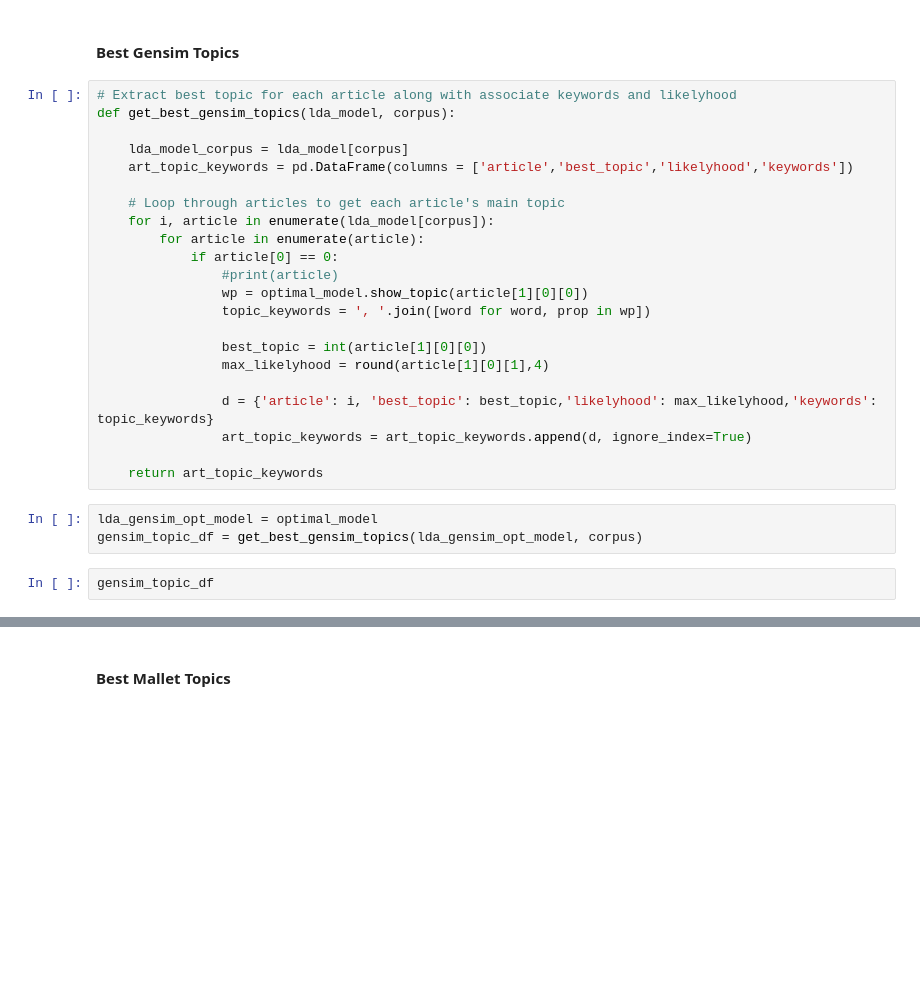
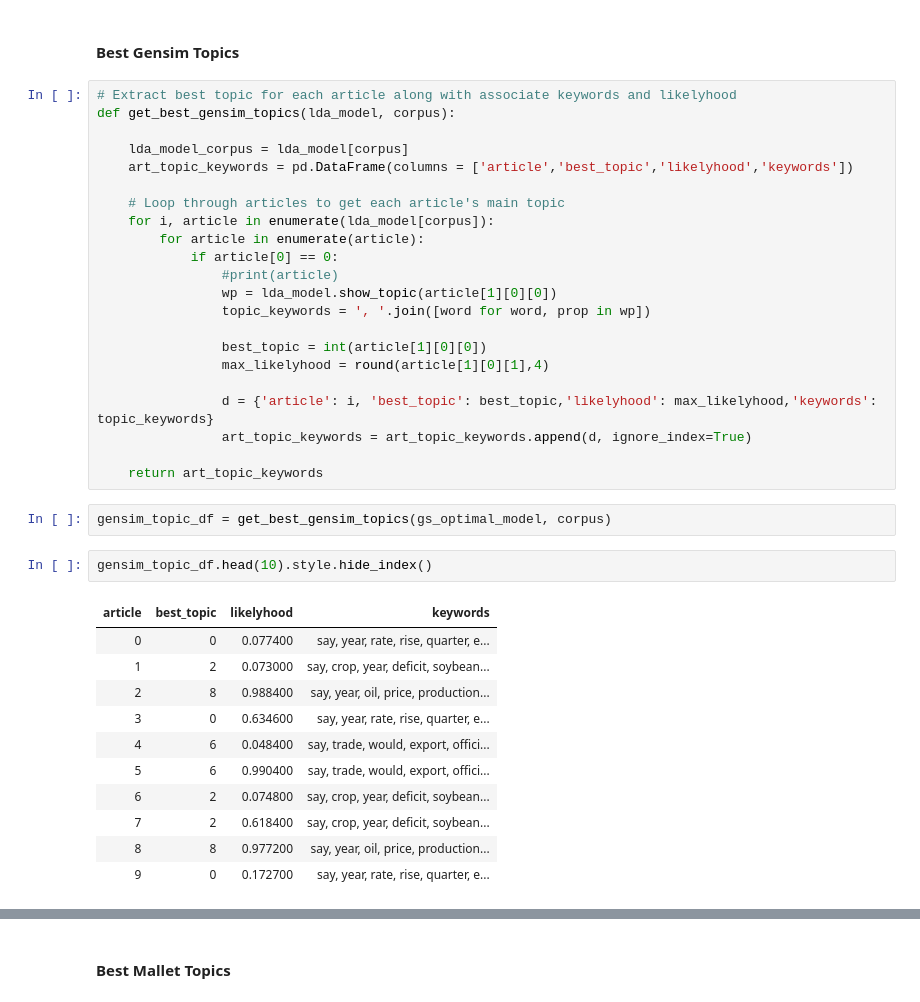
Before and after one commit to JeremyOBrien16/CUNY_DATA_620, a Jupyter notebook: ProjectFinal/data620project_final.ipynb, the cells around one changed output, grey strips where cells are left out. Saved outputs shown, nothing was run; the diff lists cells and outputs as text; blank space fills up the shorter version.

```diff
--- a/ProjectFinal/data620project_final.ipynb
+++ b/ProjectFinal/data620project_final.ipynb
@@ -530,7 +535,7 @@ def get_best_gensim_topics(lda_model, corpus):
         for article in enumerate(article):
             if article[0] == 0:
                 #print(article)
-                wp = optimal_model.show_topic(article[1][0][0])
+                wp = lda_model.show_topic(article[1][0][0])
                 topic_keywords = ', '.join([word for word, prop in wp])
 
                 best_topic = int(article[1][0][0])
@@ -540,8 +545,19 @@ def get_best_gensim_topics(lda_model, corpus):
                 art_topic_keywords = art_topic_keywords.append(d, ignore_index=True)
 
     return art_topic_keywords
-# %%
-lda_gensim_opt_model = optimal_model
-gensim_topic_df = get_best_gensim_topics(lda_gensim_opt_model, corpus)
-# %%
-gensim_topic_df
+# %%
+gensim_topic_df = get_best_gensim_topics(gs_optimal_model, corpus)
+# %%
+gensim_topic_df.head(10).style.hide_index()
+# %% [output]
+| article | best_topic | likelyhood | keywords |
+| 0 | 0 | 0.077400 | say, year, rate, rise, quarter, e... |
+| 1 | 2 | 0.073000 | say, crop, year, deficit, soybean... |
+| 2 | 8 | 0.988400 | say, year, oil, price, production... |
+| 3 | 0 | 0.634600 | say, year, rate, rise, quarter, e... |
+| 4 | 6 | 0.048400 | say, trade, would, export, offici... |
+| 5 | 6 | 0.990400 | say, trade, would, export, offici... |
+| 6 | 2 | 0.074800 | say, crop, year, deficit, soybean... |
+| 7 | 2 | 0.618400 | say, crop, year, deficit, soybean... |
+| 8 | 8 | 0.977200 | say, year, oil, price, production... |
+| 9 | 0 | 0.172700 | say, year, rate, rise, quarter, e... |
```
Also changed, not shown: parts of 22 cells of this notebook.
